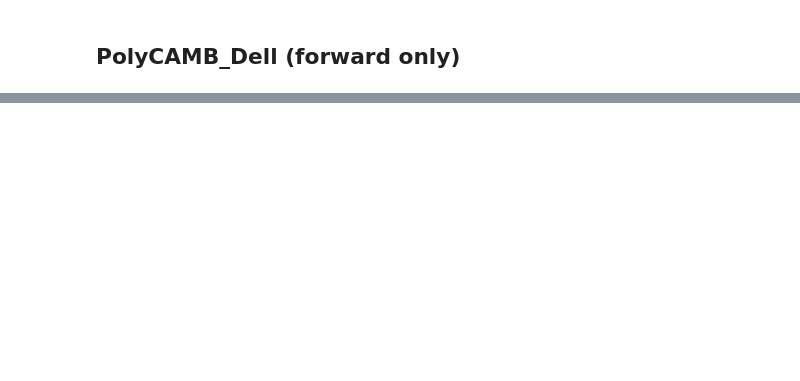
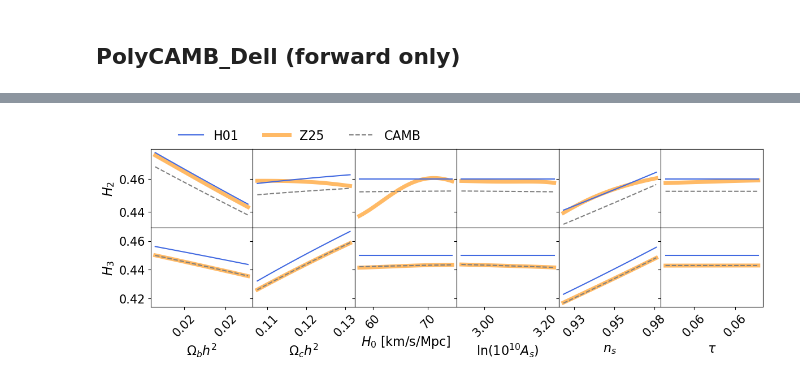
Before and after one commit to MomentEmu/MomentEmu, a Jupyter notebook: poly_camb.ipynb, the cells around one changed output, grey strips where cells are left out. Cells and saved outputs as stored; diff of their text form; code cells hidden in the pictures; blank space fills up the shorter version.

```diff
--- a/poly_camb.ipynb
+++ b/poly_camb.ipynb
@@ -82,6 +104,6 @@ _, _, param_names, ells = generate_dataset(N=1, lmax=2000, ell_sampling=None, gr
 # %%
 from MomentEmu import *
 # %%
-PolyCAMB_Cl = PolyEmu(X, Y, RMSE_tol=0.001)
+PolyCAMB_Dl = PolyEmu(X, Y, RMSE_tol=0.001)
 # %% [output]
 Generating forward emulator...
@@ -368,0 +405,17 @@ plt.show()
+# %%
+H2_H01_list = []
+H3_H01_list = []
+
+H2_H01_list.append(peak2_over_peak1(ombh2_ls, omch2, ns))
+H2_H01_list.append(peak2_over_peak1(ombh2, omch2_ls, ns))
+H2_H01_list.append(peak2_over_peak1(ombh2, omch2, ns) * np.ones(length))
+H2_H01_list.append(peak2_over_peak1(ombh2, omch2, ns) * np.ones(length))
+H2_H01_list.append(peak2_over_peak1(ombh2, omch2, ns_ls) )
+H2_H01_list.append(peak2_over_peak1(ombh2, omch2, ns) * np.ones(length))
+
+H3_H01_list.append(peak3_over_peak1(ombh2_ls, omch2, ns))
+H3_H01_list.append(peak3_over_peak1(ombh2, omch2_ls, ns))
+H3_H01_list.append(peak3_over_peak1(ombh2, omch2, ns) * np.ones(length))
+H3_H01_list.append(peak3_over_peak1(ombh2, omch2, ns) * np.ones(length))
+H3_H01_list.append(peak3_over_peak1(ombh2, omch2, ns_ls) )
+H3_H01_list.append(peak3_over_peak1(ombh2, omch2, ns) * np.ones(length))
@@ -368,0 +490,68 @@ plt.show()
+# %%
+
+fig, ax = plt.subplots(nrows=2, ncols=6,
+                         figsize=(12, 4),
+                         sharey='row',
+                         sharex='col',
+                         gridspec_kw={'wspace': 0.0, 'hspace': 0.0},
+                         constrained_layout=True)
+
+xs_list = [ombh2_ls, omch2_ls, H0_ls, ln10As_ls, ns_ls,
+        tau_ls ]
+xs_labels = [r'$\Omega_b h^2$', r'$\Omega_c h^2$', r'$H_0$ [km/s/Mpc]', r'$\ln(10^{10}A_s)$', r'$n_s$', r'$\tau$']
+
+digits = 2                           # show three decimals everywhere
+fmt = mticker.StrMethodFormatter(f'{{x:.{digits}f}}')
+
+
+ftsize = 16
+
+for i in range(6):
+    xs = xs_list[i]
+    xs_label = xs_labels[i]
+    model_hei2 = H2_H01_list[i]
+    pred_hei2 = H2_Z25_list[i]
+    model_hei3 = H3_H01_list[i]
+    pred_hei3 = H3_Z25_list[i]
+    true_h2 = H2_CAMB_list[i]
+    true_h3 = H3_CAMB_list[i]
+
+    Emu_line, = ax[0,i].plot(xs, pred_hei2, color=color_ls[0], lw=5, alpha=0.6)
+    model_line, = ax[0,i].plot(xs, model_hei2, color=color_ls[1])
+    true_line, = ax[0,i].plot(xs, true_h2, color='gray', linestyle='--')
+    #ax[0,i].set_xlabel(xs_label)
+
+
+    #ax[i, 0].set_ylim(5200, 7000)
+    ax[1,i].plot(xs, pred_hei3, color=color_ls[0], lw=5, alpha=0.6)
+    ax[1,i].plot(xs, model_hei3, color=color_ls[1])
+    ax[1,i].plot(xs, true_h3, color='gray', linestyle='--')
+    ax[1,i].set_xlabel(xs_label, fontsize=ftsize)
+    ax[1,i].tick_params(axis='x', rotation=45)
+    if i!=2:
+        ax[1,i].xaxis.set_major_formatter(fmt)
+    if i==0:
+        ax[0,i].set_ylabel(r'$H_2$', fontsize=ftsize)
+        ax[1,i].set_ylabel(r'$H_3$', fontsize=ftsize)
+
+    ax[0,i].tick_params(axis='both', which='major', labelsize=ftsize-1)
+    ax[0,i].tick_params(axis='both', which='minor', labelsize=ftsize-2)
+    ax[1,i].tick_params(axis='both', which='major', labelsize=ftsize-1)
+    ax[1,i].tick_params(axis='both', which='minor', labelsize=ftsize-2)
+# Create figure-level legend
+fig.legend(
+    [model_line, Emu_line, true_line],  # Handles from your plots
+    ['H01', 'Z25', 'CAMB'],  # Labels
+    ncol=3,                # Number of columns
+    loc='upper right',        # Anchor point position
+    bbox_to_anchor=(0.5, 1.1),  # Position in figure coordinates
+    bbox_transform=fig.transFigure , # Use figure coordinate system
+    fontsize=ftsize,
+    frameon=False
+)
+
+plt.tight_layout()
+plt.savefig('figures/H2_H3.pdf', bbox_inches='tight')
+plt.show()
+# %% [output]
+[figure, added]
```
Also changed, not shown: parts of 63 cells of this notebook, 37 other files.
